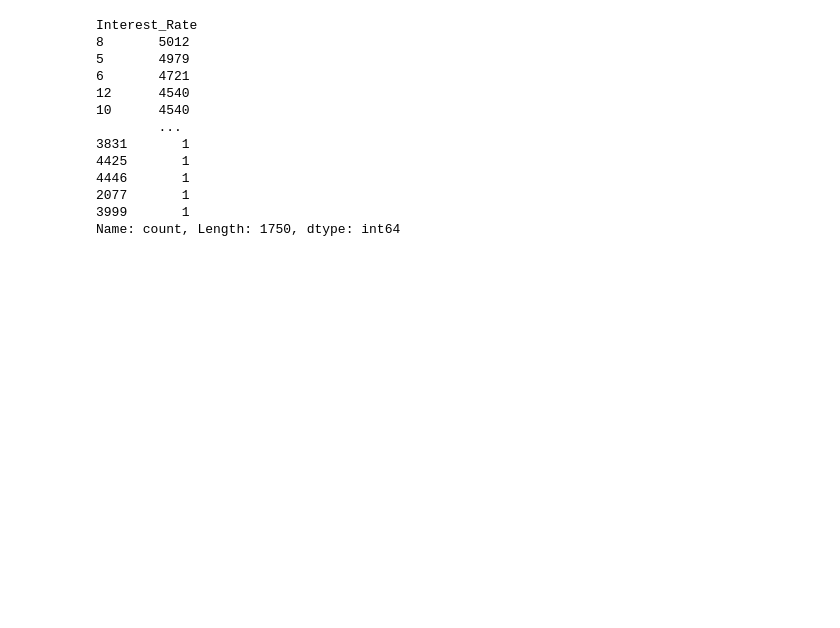
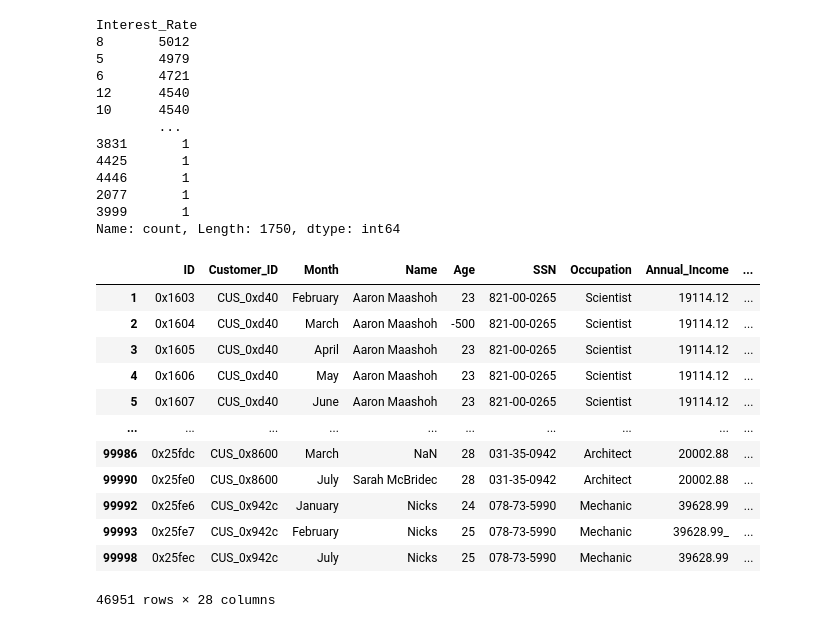
Before and after one commit to Karimme-T/Modelo-de-Puntuacion-Crediticia, a Jupyter notebook: Modelo_1.ipynb, the cells around one changed output. Cells and saved outputs as stored; diff of their text form; code cells hidden in the pictures; blank space fills up the shorter version.

```diff
--- a/Modelo_1.ipynb
+++ b/Modelo_1.ipynb
@@ -130,3 +130,21 @@ Interest_Rate
 2077       1
 3999       1
 Name: count, Length: 1750, dtype: int64
+# %%
+columnas_vacias = df_train.isna().any(axis=1)
+df_train = df_train.loc[columnas_vacias].copy()
+df_train
+# %% [output]
+|  | ID | Customer_ID | Month | Name | Age | SSN | Occupation | Annual_Income | ... |
+| 1 | 0x1603 | CUS_0xd40 | February | Aaron Maashoh | 23 | 821-00-0265 | Scientist | 19114.12 | ... |
+| 2 | 0x1604 | CUS_0xd40 | March | Aaron Maashoh | -500 | 821-00-0265 | Scientist | 19114.12 | ... |
+| 3 | 0x1605 | CUS_0xd40 | April | Aaron Maashoh | 23 | 821-00-0265 | Scientist | 19114.12 | ... |
+| 4 | 0x1606 | CUS_0xd40 | May | Aaron Maashoh | 23 | 821-00-0265 | Scientist | 19114.12 | ... |
+| 5 | 0x1607 | CUS_0xd40 | June | Aaron Maashoh | 23 | 821-00-0265 | Scientist | 19114.12 | ... |
+| ... | ... | ... | ... | ... | ... | ... | ... | ... | ... |
+| 99986 | 0x25fdc | CUS_0x8600 | March | NaN | 28 | 031-35-0942 | Architect | 20002.88 | ... |
+| 99990 | 0x25fe0 | CUS_0x8600 | July | Sarah McBridec | 28 | 031-35-0942 | Architect | 20002.88 | ... |
+| 99992 | 0x25fe6 | CUS_0x942c | January | Nicks | 24 | 078-73-5990 | Mechanic | 39628.99 | ... |
+| 99993 | 0x25fe7 | CUS_0x942c | February | Nicks | 25 | 078-73-5990 | Mechanic | 39628.99_ | ... |
+| 99998 | 0x25fec | CUS_0x942c | July | Nicks | 25 | 078-73-5990 | Mechanic | 39628.99 | ... |
+46951 rows × 28 columns
```
Also changed, not shown: parts of 3 cells of this notebook.
